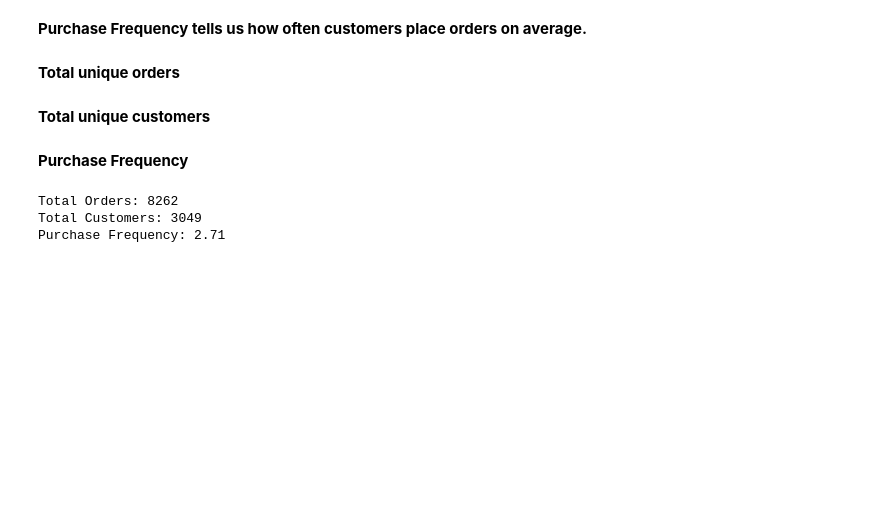
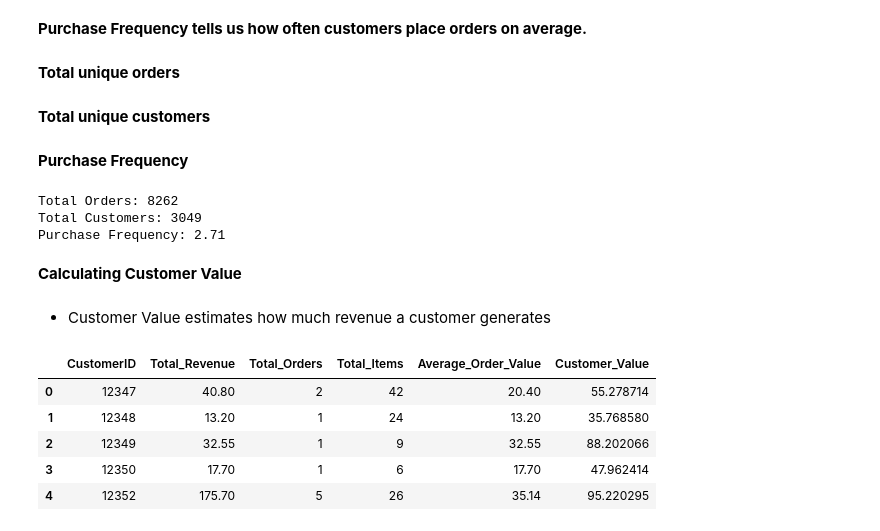
Before and after one commit to ThejaswiBhat/Internship-Project-1, a Jupyter notebook: Notebooks/cohort_retention_cltv_analysis.ipynb.ipynb, the cells around one changed output. Saved outputs shown, nothing was run; the diff lists cells and outputs as text; code cells hidden in the pictures; blank space fills up the shorter version.

Commit message:
Calculated Customer Value

```diff
--- a/Notebooks/cohort_retention_cltv_analysis.ipynb.ipynb
+++ b/Notebooks/cohort_retention_cltv_analysis.ipynb.ipynb
@@ -385,3 +385,20 @@ print(f"Purchase Frequency: {purchase_frequency:.2f}")
 Total Orders: 8262
 Total Customers: 3049
 Purchase Frequency: 2.71
+# %% [markdown]
+**Calculating Customer Value**
+# %% [markdown]
+* Customer Value estimates how much revenue a customer generates
+# %%
+customer_summary["Customer_Value"] = (
+    customer_summary["Average_Order_Value"] * purchase_frequency
+)
+# %%
+customer_summary.head()
+# %% [output]
+|  | CustomerID | Total_Revenue | Total_Orders | Total_Items | Average_Order_Value | Customer_Value |
+| 0 | 12347 | 40.80 | 2 | 42 | 20.40 | 55.278714 |
+| 1 | 12348 | 13.20 | 1 | 24 | 13.20 | 35.768580 |
+| 2 | 12349 | 32.55 | 1 | 9 | 32.55 | 88.202066 |
+| 3 | 12350 | 17.70 | 1 | 6 | 17.70 | 47.962414 |
+| 4 | 12352 | 175.70 | 5 | 26 | 35.14 | 95.220295 |
```
